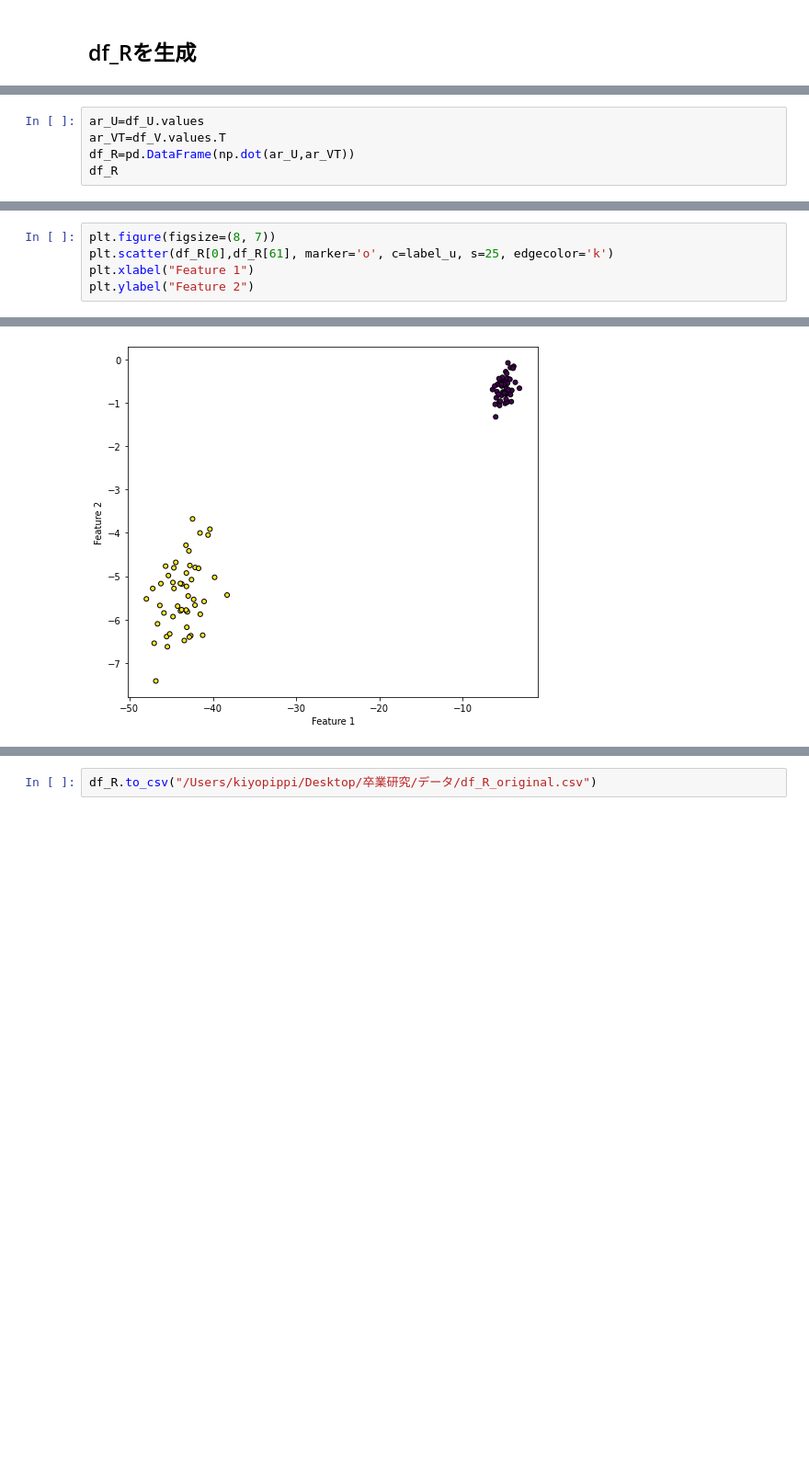
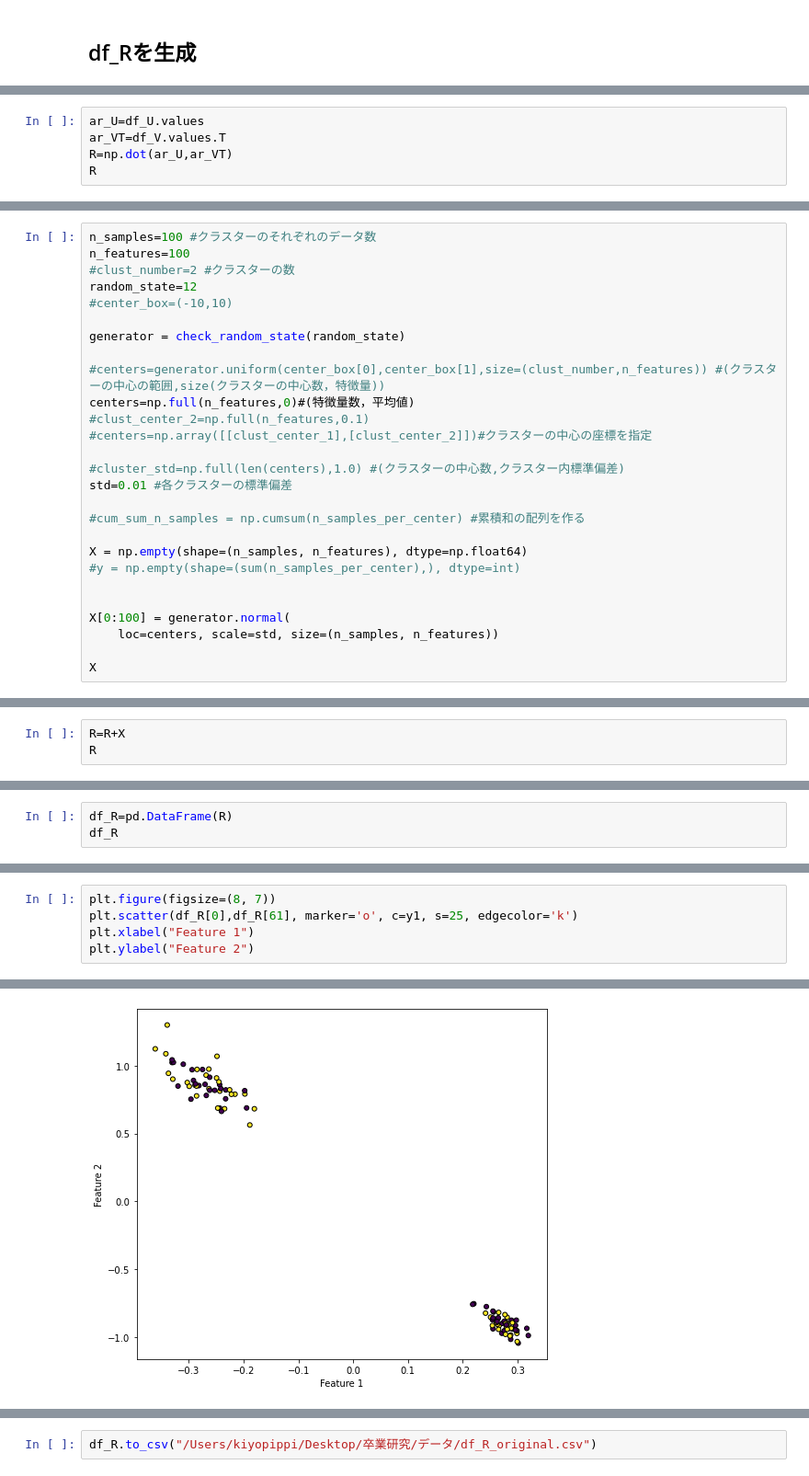
Before and after one commit to Kiyoshi-Inoue/LFACS, a Jupyter notebook: 提案手法1.ipynb, the cells around one changed output, grey strips where cells are left out. Shown at 92% size. Cells and saved outputs as stored; diff of their text form; blank space fills up the shorter version.

```diff
--- a/提案手法1.ipynb
+++ b/提案手法1.ipynb
@@ -643,6 +615,6 @@ df_V_original
 # %%
 ar_U=df_U.values
 ar_VT=df_V.values.T
-df_R=pd.DataFrame(np.dot(ar_U,ar_VT))
-df_R
+R=np.dot(ar_U,ar_VT)
+R
 # %% [output]
@@ -661,0 +636,27 @@ df_R
+# %%
+n_samples=100 #クラスターのそれぞれのデータ数
+n_features=100
+#clust_number=2 #クラスターの数
+random_state=12
+#center_box=(-10,10)
+
+generator = check_random_state(random_state)
+
+#centers=generator.uniform(center_box[0],center_box[1],size=(clust_number,n_features)) #(クラスターの中心の範囲,size(クラスターの中心数，特徴量))
+centers=np.full(n_features,0)#(特徴量数，平均値)
+#clust_center_2=np.full(n_features,0.1)
+#centers=np.array([[clust_center_1],[clust_center_2]])#クラスターの中心の座標を指定
+
+#cluster_std=np.full(len(centers),1.0) #(クラスターの中心数,クラスター内標準偏差)
+std=0.01 #各クラスターの標準偏差
+
+#cum_sum_n_samples = np.cumsum(n_samples_per_center) #累積和の配列を作る
+
+X = np.empty(shape=(n_samples, n_features), dtype=np.float64)
+#y = np.empty(shape=(sum(n_samples_per_center),), dtype=int)
+
+
+X[0:100] = generator.normal(
+    loc=centers, scale=std, size=(n_samples, n_features))
+
+X
@@ -661,0 +679,3 @@ df_R
+# %%
+R=R+X
+R
@@ -661,0 +696,3 @@ df_R
+# %%
+df_R=pd.DataFrame(R)
+df_R
@@ -662,10 +715,10 @@ df_R
 # %%
 plt.figure(figsize=(8, 7))
-plt.scatter(df_R[0],df_R[61], marker='o', c=label_u, s=25, edgecolor='k')
+plt.scatter(df_R[0],df_R[61], marker='o', c=y1, s=25, edgecolor='k')
 plt.xlabel("Feature 1")
 plt.ylabel("Feature 2")
 # %% [output]
 Text(0, 0.5, 'Feature 2')
-[figure, old version]
+[figure, new version]
 # %%
 plt.figure(figsize=(8, 7))
```
Also changed, not shown: parts of 32 cells of this notebook.
